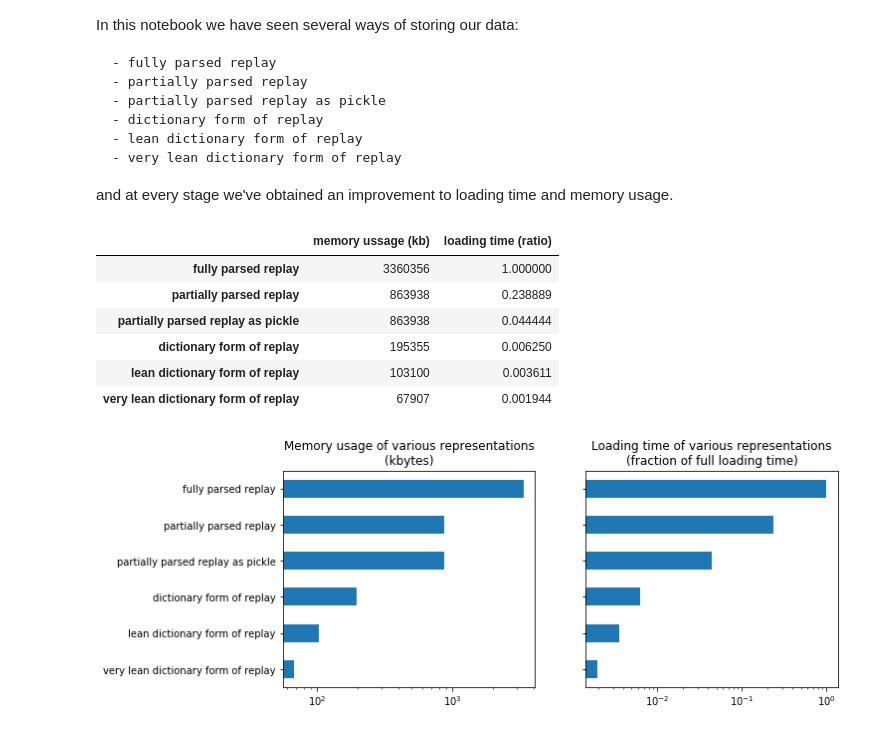
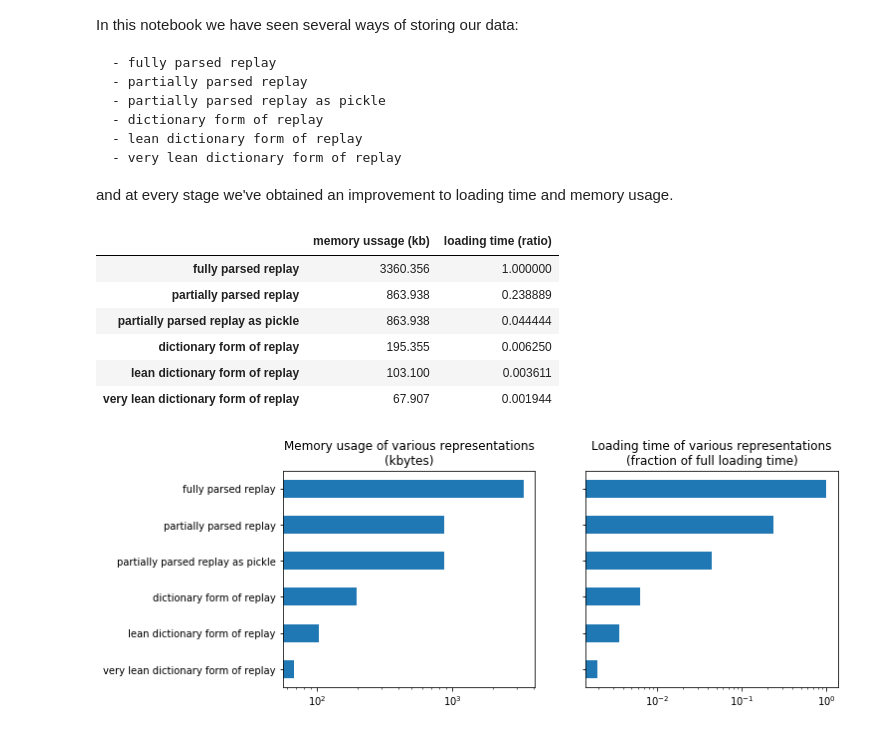
Before and after one commit to Rony-A/sc2-replay-analysis, a Jupyter notebook: mycchaka/capstone/Converting replays to dictionaries.ipynb, the cells around one changed output. Saved outputs shown, nothing was run; the diff lists cells and outputs as text; code cells hidden in the pictures.

```diff
--- a/mycchaka/capstone/Converting replays to dictionaries.ipynb
+++ b/mycchaka/capstone/Converting replays to dictionaries.ipynb
@@ -321,37 +321,37 @@ and at every stage we've obtained an improvement to loading time and memory usag
 # %%
 import pandas as pd
 import matplotlib.pyplot as plt
 
 memory_usage = pd.Series(
-    data = {'fully parsed replay':len(byte_full_replay),
-            'partially parsed replay':len(byte_load_3_replay),
-            'partially parsed replay as pickle':len(byte_load_3_replay),
-            'dictionary form of replay':len(byte_dict_replay),
-            'lean dictionary form of replay':len(byte_lean_dict_replay),
-            'very lean dictionary form of replay':len(byte_very_lean_dict_replay)},
+    data = {'fully parsed replay':len(byte_full_replay)/1000,
+            'partially parsed replay':len(byte_load_3_replay)/1000,
+            'partially parsed replay as pickle':len(byte_load_3_replay)/1000,
+            'dictionary form of replay':len(byte_dict_replay)/1000,
+            'lean dictionary form of replay':len(byte_lean_dict_replay)/1000,
+            'very lean dictionary form of replay':len(byte_very_lean_dict_replay)/1000},
     index = ['fully parsed replay','partially parsed replay','partially parsed replay as pickle',
              'dictionary form of replay','lean dictionary form of replay','very lean dictionary form of replay'])
 
 loading_time = pd.Series(
     data = {'fully parsed replay':360/360,
             'partially parsed replay':86/360,
             'partially parsed replay as pickle':16/360,
             'dictionary form of replay':2.25/360,
             'lean dictionary form of replay':1.3/360,
             'very lean dictionary form of replay':0.7/360},
     index = ['fully parsed replay','partially parsed replay','partially parsed replay as pickle',
              'dictionary form of replay','lean dictionary form of replay','very lean dictionary form of replay'])
 
 df = pd.concat([memory_usage,loading_time], axis=1)
 df.columns = ['memory ussage (kb)','loading time (ratio)']
 df
 # %% [output]
 |  | memory ussage (kb) | loading time (ratio) |
-| fully parsed replay | 3360356 | 1.000000 |
-| partially parsed replay | 863938 | 0.238889 |
-| partially parsed replay as pickle | 863938 | 0.044444 |
-| dictionary form of replay | 195355 | 0.006250 |
-| lean dictionary form of replay | 103100 | 0.003611 |
-| very lean dictionary form of replay | 67907 | 0.001944 |
+| fully parsed replay | 3360.356 | 1.000000 |
+| partially parsed replay | 863.938 | 0.238889 |
+| partially parsed replay as pickle | 863.938 | 0.044444 |
+| dictionary form of replay | 195.355 | 0.006250 |
+| lean dictionary form of replay | 103.100 | 0.003611 |
+| very lean dictionary form of replay | 67.907 | 0.001944 |
 # %%
 fig, axes = plt.subplots(ncols=2,nrows=1,sharey=True, figsize = (10,4))
```
Also changed, not shown: parts of 9 cells of this notebook, 5 other files.
